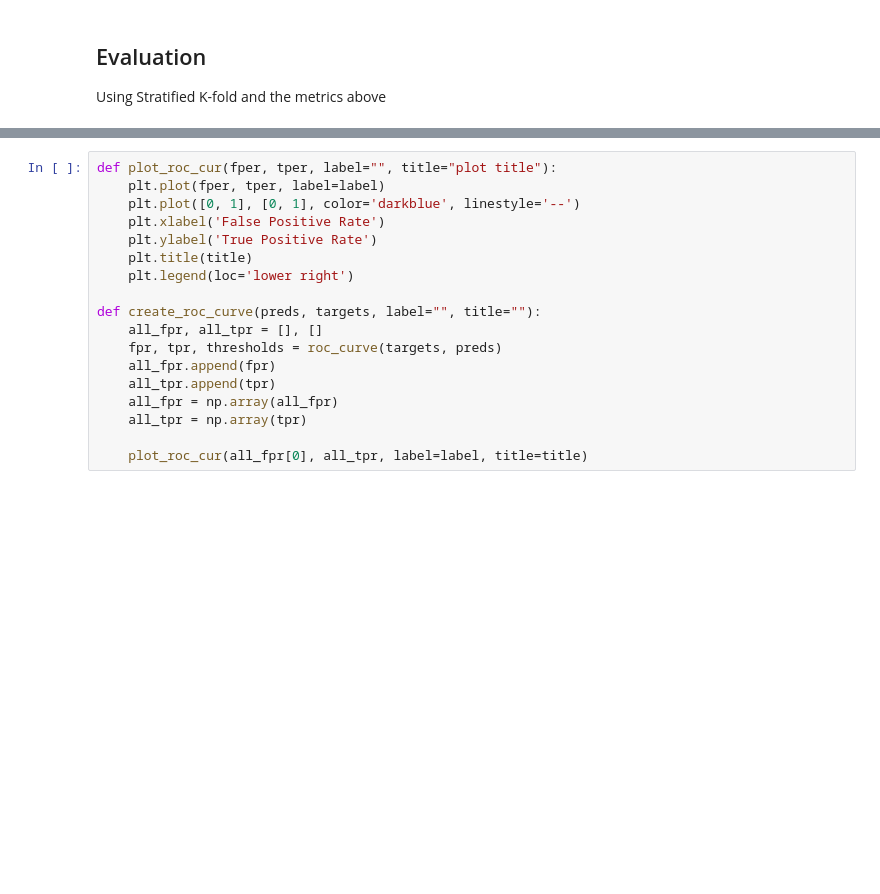
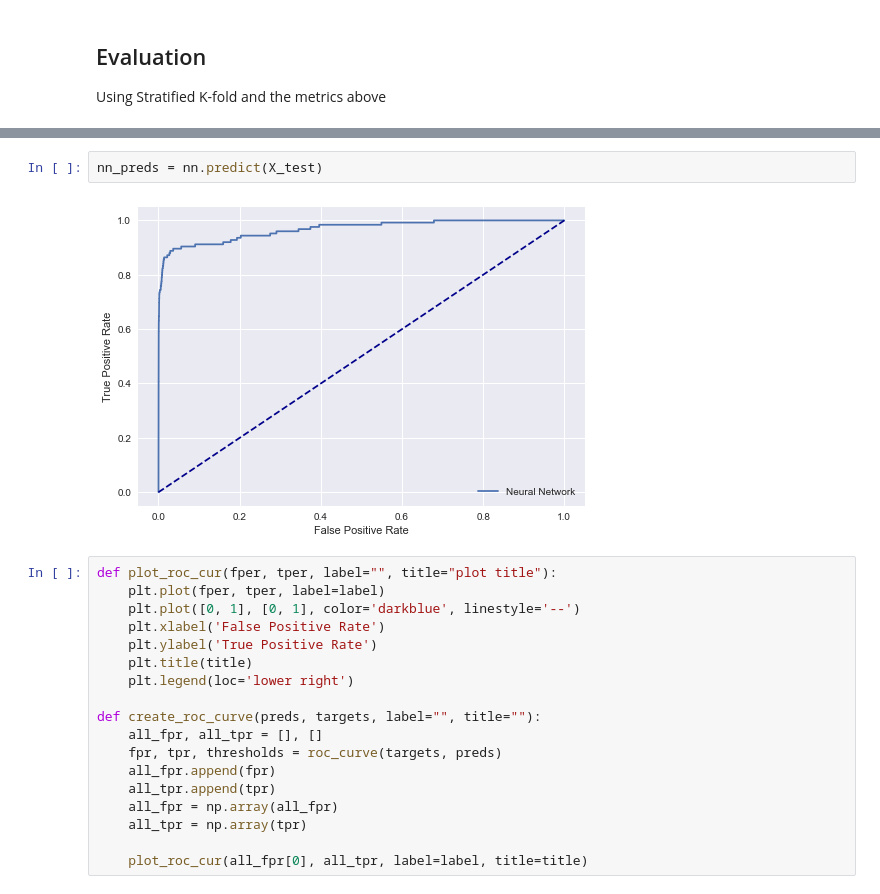
Before and after one commit to bjarnemu/aml2021finalproject, a Jupyter notebook: krog_main.ipynb, the cells around one changed output, grey strips where cells are left out. Saved outputs shown, nothing was run; the diff lists cells and outputs as text; blank space fills up the shorter version.

```diff
--- a/krog_main.ipynb
+++ b/krog_main.ipynb
@@ -231,3 +253,7 @@ Mean Score for Metrics: 0.797089020462132
+# %%
+nn_preds = nn.predict(X_test)
+# %% [output]
+[figure, added]
 # %%
 def plot_roc_cur(fper, tper, label="", title="plot title"):
     plt.plot(fper, tper, label=label)
```
Also changed, not shown: parts of 11 cells of this notebook.
